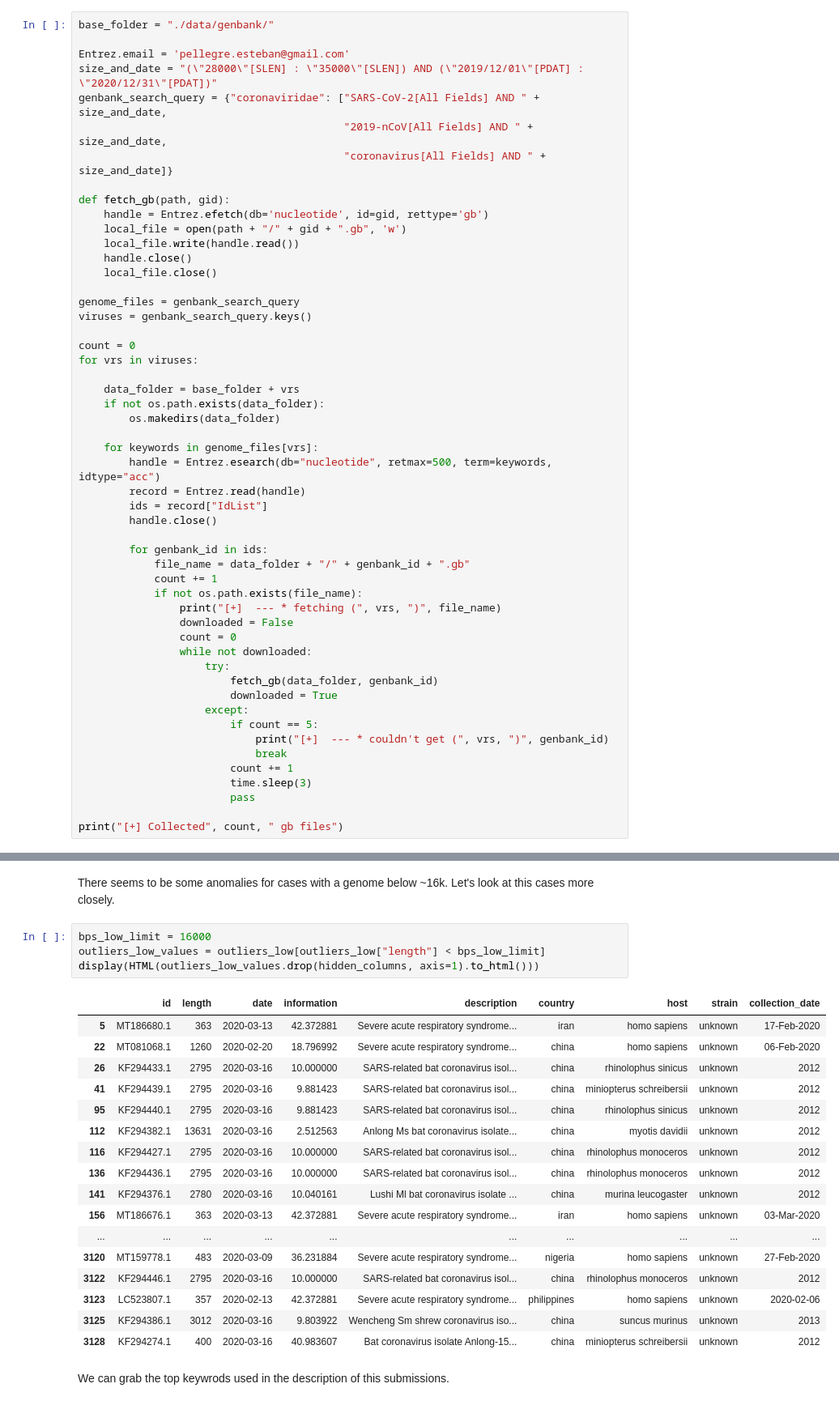
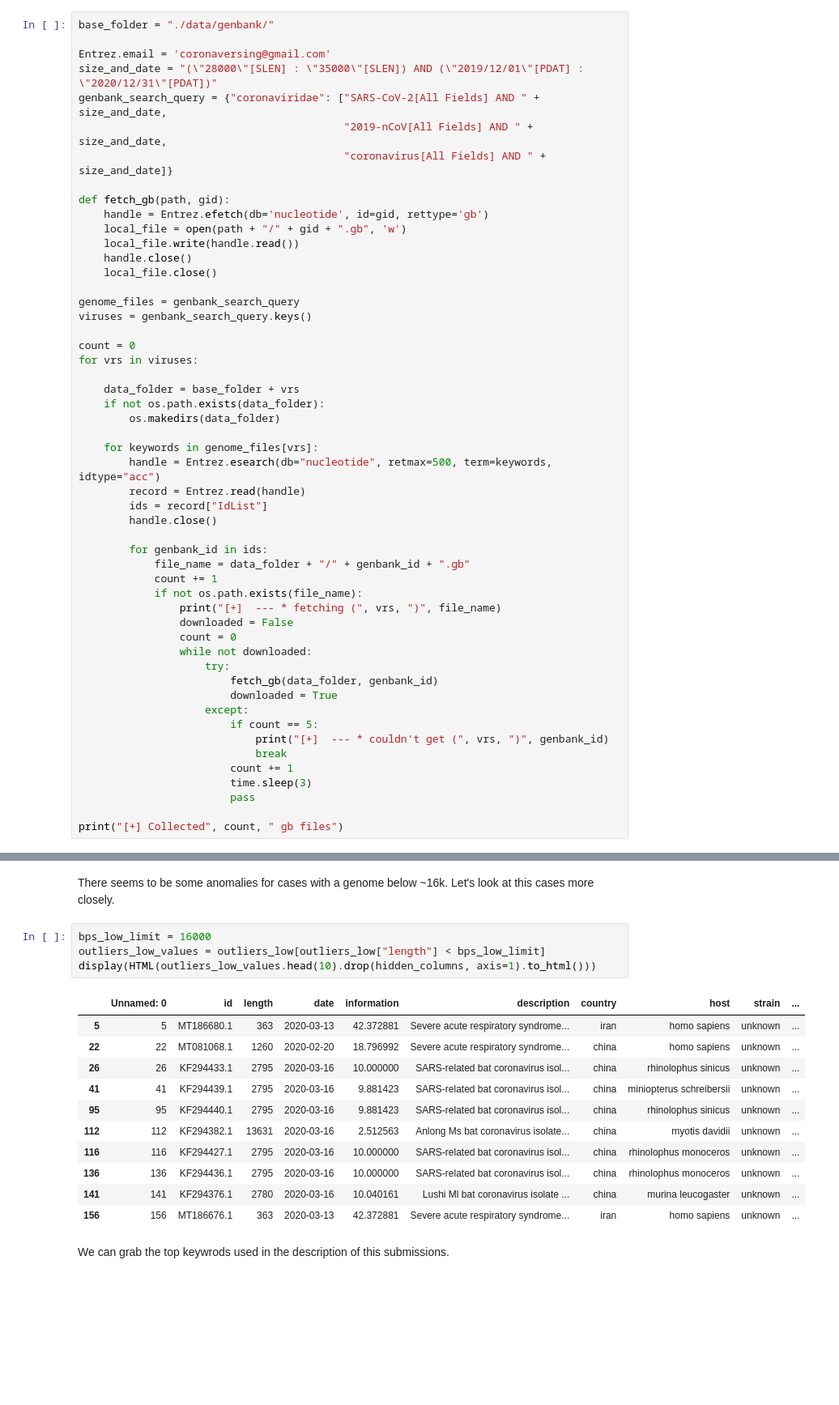
Before and after one commit to pellegre/coronaversing, a Jupyter notebook: coronaversing.ipynb, the cells around one changed output, grey strips where cells are left out. Shown at 81% size. Drawn from its saved outputs; the diff is of its cells as text; blank space fills up the shorter version.

Commit message:
decrease size of outliers table

```diff
--- a/coronaversing.ipynb
+++ b/coronaversing.ipynb
@@ -47,7 +47,7 @@ Fetch the latest data from NCBI using keywords and a genome size range.
 # %%
 base_folder = "./data/genbank/"
 
-Entrez.email = 'pellegre.esteban@gmail.com'
+Entrez.email = 'coronaversing@gmail.com'
 size_and_date = "(\"28000\"[SLEN] : \"35000\"[SLEN]) AND (\"2019/12/01\"[PDAT] : \"2020/12/31\"[PDAT])"
 genbank_search_query = {"coronaviridae": ["SARS-CoV-2[All Fields] AND " + size_and_date,
                                           "2019-nCoV[All Fields] AND " + size_and_date,
@@ -231,25 +231,19 @@ There seems to be some anomalies for cases with a genome below ~16k. Let's look
 # %%
 bps_low_limit = 16000
 outliers_low_values = outliers_low[outliers_low["length"] < bps_low_limit]
-display(HTML(outliers_low_values.drop(hidden_columns, axis=1).to_html()))
+display(HTML(outliers_low_values.head(10).drop(hidden_columns, axis=1).to_html()))
 # %% [output]
-|  | id | length | date | information | description | country | host | strain | collection_date |
-| 5 | MT186680.1 | 363 | 2020-03-13 | 42.372881 | Severe acute respiratory syndrome... | iran | homo sapiens | unknown | 17-Feb-2020 |
-| 22 | MT081068.1 | 1260 | 2020-02-20 | 18.796992 | Severe acute respiratory syndrome... | china | homo sapiens | unknown | 06-Feb-2020 |
-| 26 | KF294433.1 | 2795 | 2020-03-16 | 10.000000 | SARS-related bat coronavirus isol... | china | rhinolophus sinicus | unknown | 2012 |
-| 41 | KF294439.1 | 2795 | 2020-03-16 | 9.881423 | SARS-related bat coronavirus isol... | china | miniopterus schreibersii | unknown | 2012 |
-| 95 | KF294440.1 | 2795 | 2020-03-16 | 9.881423 | SARS-related bat coronavirus isol... | china | rhinolophus sinicus | unknown | 2012 |
-| 112 | KF294382.1 | 13631 | 2020-03-16 | 2.512563 | Anlong Ms bat coronavirus isolate... | china | myotis davidii | unknown | 2012 |
-| 116 | KF294427.1 | 2795 | 2020-03-16 | 10.000000 | SARS-related bat coronavirus isol... | china | rhinolophus monoceros | unknown | 2012 |
-| 136 | KF294436.1 | 2795 | 2020-03-16 | 10.000000 | SARS-related bat coronavirus isol... | china | rhinolophus monoceros | unknown | 2012 |
-| 141 | KF294376.1 | 2780 | 2020-03-16 | 10.040161 | Lushi Ml bat coronavirus isolate ... | china | murina leucogaster | unknown | 2012 |
-| 156 | MT186676.1 | 363 | 2020-03-13 | 42.372881 | Severe acute respiratory syndrome... | iran | homo sapiens | unknown | 03-Mar-2020 |
-| ... | ... | ... | ... | ... | ... | ... | ... | ... | ... |
-| 3120 | MT159778.1 | 483 | 2020-03-09 | 36.231884 | Severe acute respiratory syndrome... | nigeria | homo sapiens | unknown | 27-Feb-2020 |
-| 3122 | KF294446.1 | 2795 | 2020-03-16 | 10.000000 | SARS-related bat coronavirus isol... | china | rhinolophus monoceros | unknown | 2012 |
-| 3123 | LC523807.1 | 357 | 2020-02-13 | 42.372881 | Severe acute respiratory syndrome... | philippines | homo sapiens | unknown | 2020-02-06 |
-| 3125 | KF294386.1 | 3012 | 2020-03-16 | 9.803922 | Wencheng Sm shrew coronavirus iso... | china | suncus murinus | unknown | 2013 |
-| 3128 | KF294274.1 | 400 | 2020-03-16 | 40.983607 | Bat coronavirus isolate Anlong-15... | china | miniopterus schreibersii | unknown | 2012 |
+|  | Unnamed: 0 | id | length | date | information | description | country | host | strain | ... |
+| 5 | 5 | MT186680.1 | 363 | 2020-03-13 | 42.372881 | Severe acute respiratory syndrome... | iran | homo sapiens | unknown | ... |
+| 22 | 22 | MT081068.1 | 1260 | 2020-02-20 | 18.796992 | Severe acute respiratory syndrome... | china | homo sapiens | unknown | ... |
+| 26 | 26 | KF294433.1 | 2795 | 2020-03-16 | 10.000000 | SARS-related bat coronavirus isol... | china | rhinolophus sinicus | unknown | ... |
+| 41 | 41 | KF294439.1 | 2795 | 2020-03-16 | 9.881423 | SARS-related bat coronavirus isol... | china | miniopterus schreibersii | unknown | ... |
+| 95 | 95 | KF294440.1 | 2795 | 2020-03-16 | 9.881423 | SARS-related bat coronavirus isol... | china | rhinolophus sinicus | unknown | ... |
+| 112 | 112 | KF294382.1 | 13631 | 2020-03-16 | 2.512563 | Anlong Ms bat coronavirus isolate... | china | myotis davidii | unknown | ... |
+| 116 | 116 | KF294427.1 | 2795 | 2020-03-16 | 10.000000 | SARS-related bat coronavirus isol... | china | rhinolophus monoceros | unknown | ... |
+| 136 | 136 | KF294436.1 | 2795 | 2020-03-16 | 10.000000 | SARS-related bat coronavirus isol... | china | rhinolophus monoceros | unknown | ... |
+| 141 | 141 | KF294376.1 | 2780 | 2020-03-16 | 10.040161 | Lushi Ml bat coronavirus isolate ... | china | murina leucogaster | unknown | ... |
+| 156 | 156 | MT186676.1 | 363 | 2020-03-13 | 42.372881 | Severe acute respiratory syndrome... | iran | homo sapiens | unknown | ... |
 # %% [markdown]
 We can grab the top keywrods used in the description of this submissions.
 # %%
```
Also changed, not shown: parts of 6 cells of this notebook.
